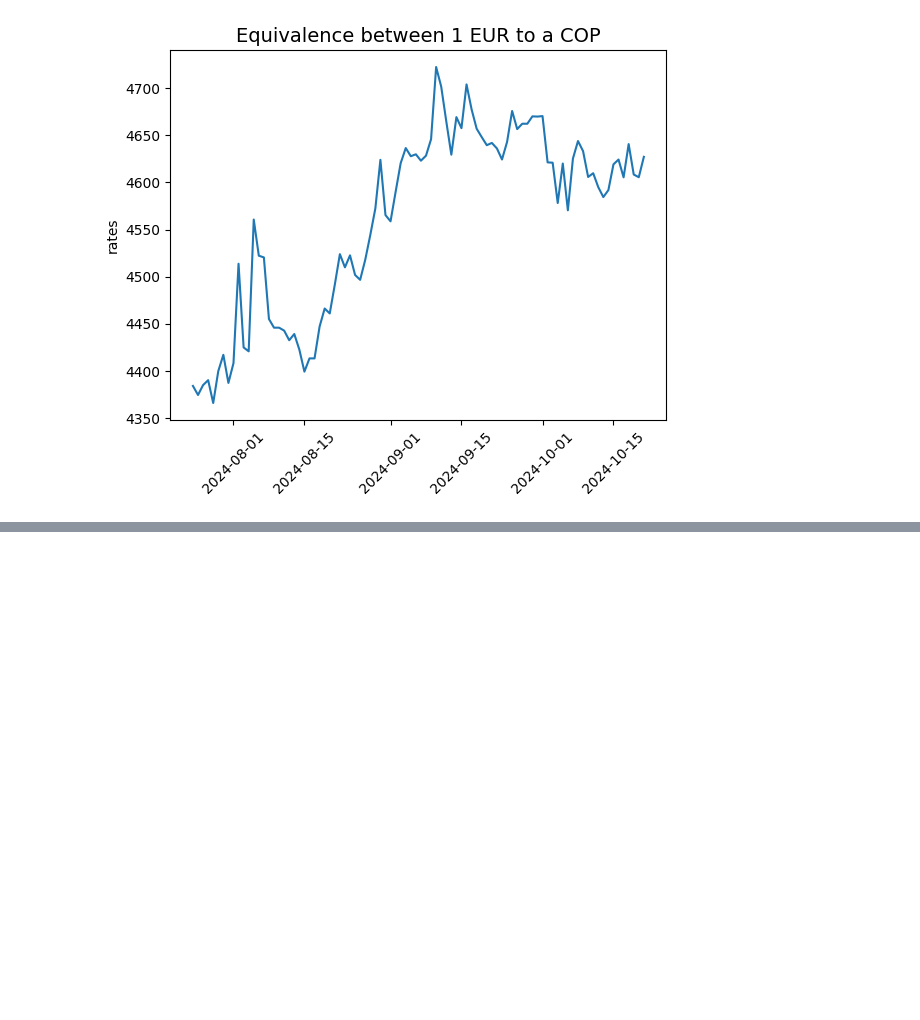
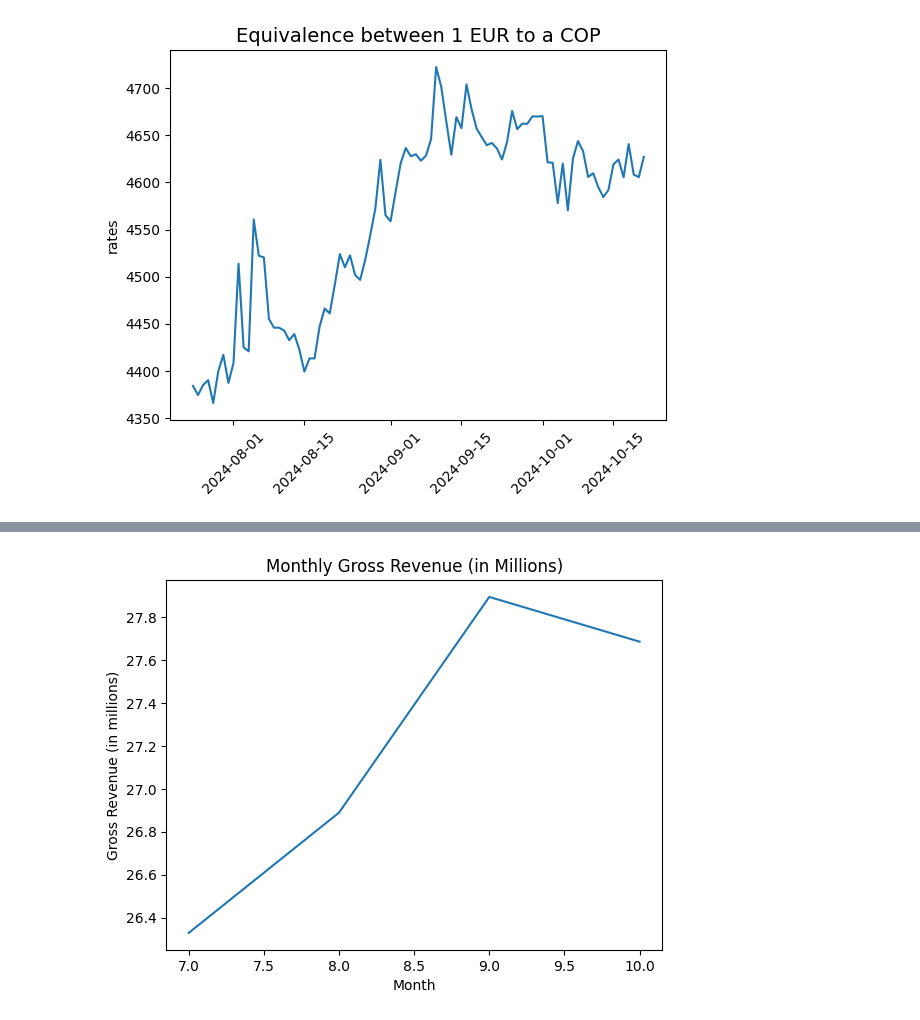
Before and after one commit to shadzic/ESMT_2024_DataScraping_Students, a Jupyter notebook: testing_currency.ipynb, the cells around one changed output, grey strips where cells are left out. Cells and saved outputs as stored; diff of their text form; code cells hidden in the pictures; blank space fills up the shorter version.

Commit message:
added revenue

```diff
--- a/testing_currency.ipynb
+++ b/testing_currency.ipynb
@@ -150,0 +189,23 @@ plt.show()
+# %%
+df_country_monthly_mean['number_of_lb_produced_by_month'] = 10000
+# %%
+df_country_monthly_mean['gross_revenue'] = df_country_monthly_mean["number_of_lb_produced_by_month"] * df_country_monthly_mean["price_per_lb_EUR"] * df_country_monthly_mean["mean_rate_exchange_COP"]
+# %%
+df_country_monthly_mean["gross_revenue"] = df_country_monthly_mean["gross_revenue"].apply(lambda x: '{:.0f}'.format(x))
+# %%
+df_country_monthly_mean["gross_revenue"] = df_country_monthly_mean["gross_revenue"].astype(float)
+# %%
+df_country_monthly_mean['gross_revenue_millions'] = df_country_monthly_mean['gross_revenue'] / 1_000_000
+
+# Plotting the data with Seaborn
+sns.lineplot(x='month', y='gross_revenue_millions', data=df_country_monthly_mean)
+
+# Labeling the axes
+plt.xlabel('Month')
+plt.ylabel('Gross Revenue (in millions)')
+plt.title('Monthly Gross Revenue (in Millions)')
+
+# Show the plot
+plt.show()
+# %% [output]
+[figure, added]
```
Also changed, not shown: parts of 6 cells of this notebook.
